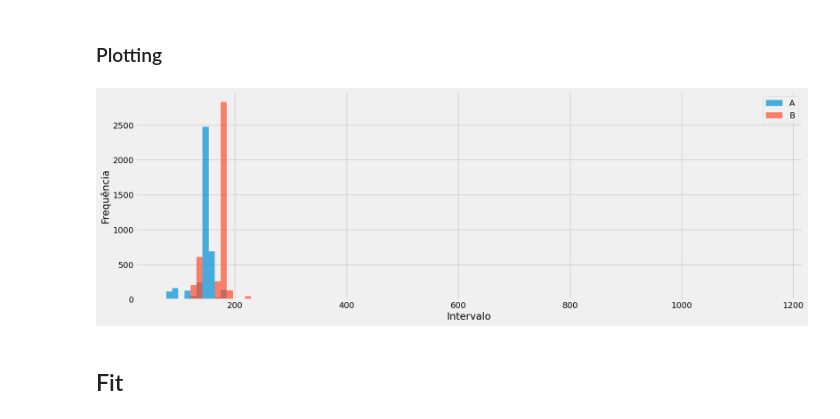
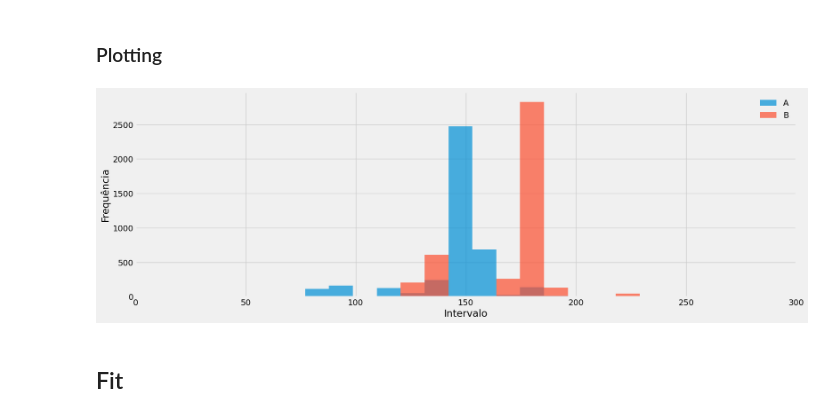
Before and after one commit to conect2ai/SBRC2025-App2Car, a Jupyter notebook: notebooks/debug.ipynb, the cells around one changed output. Drawn from its saved outputs; the diff is of its cells as text; code cells hidden in the pictures.

```diff
--- a/notebooks/debug.ipynb
+++ b/notebooks/debug.ipynb
@@ -230,23 +232,25 @@ Name: Interval, dtype: float64
 # %%
 min_value = min(polo_branco_a["Interval"].min(), polo_branco_b["Interval"].min())
 max_value = max(polo_branco_a["Interval"].max(), polo_branco_b["Interval"].max())
 
 num_bins = 100
 bins = np.linspace(min_value, max_value, num_bins + 1)
 
 plt.figure(figsize=(18, 6))
 
 plt.hist(polo_branco_a["Interval"], bins=bins, alpha=0.7, label="A")
 plt.hist(polo_branco_b["Interval"], bins=bins, alpha=0.7, label="B")
 
 plt.xlabel("Intervalo")
 plt.ylabel("Frequência")
 
-plt.legend(loc='upper right')
+plt.xlim(0, 300)
+
+plt.legend(loc="upper right", frameon=False)
 
 plt.show()
 # %% [output]
-[figure, old version]
+[figure, new version]
 # %% [markdown]
 ## Fit
 # %% [markdown]
```
Also changed, not shown: parts of 5 cells of this notebook.
